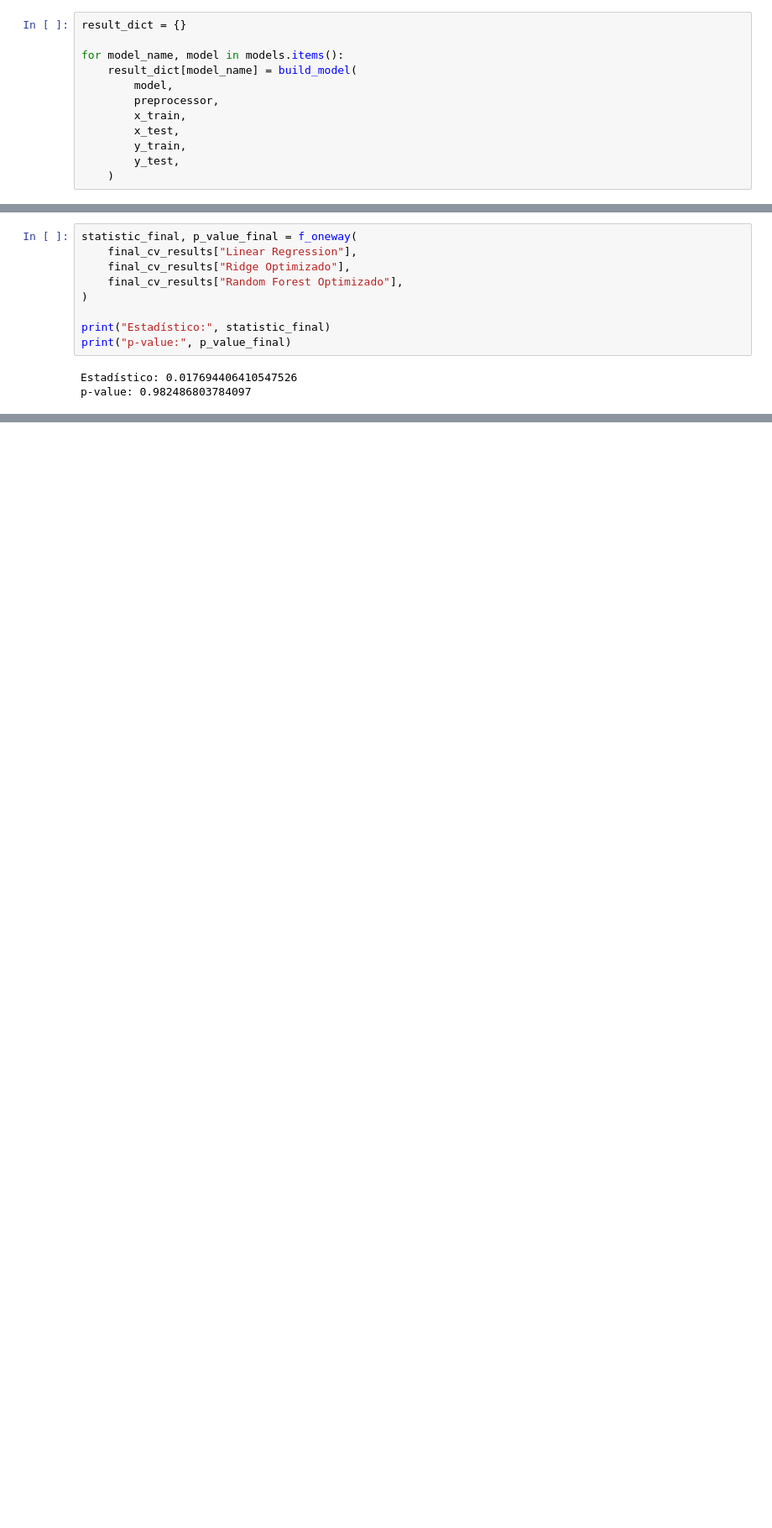
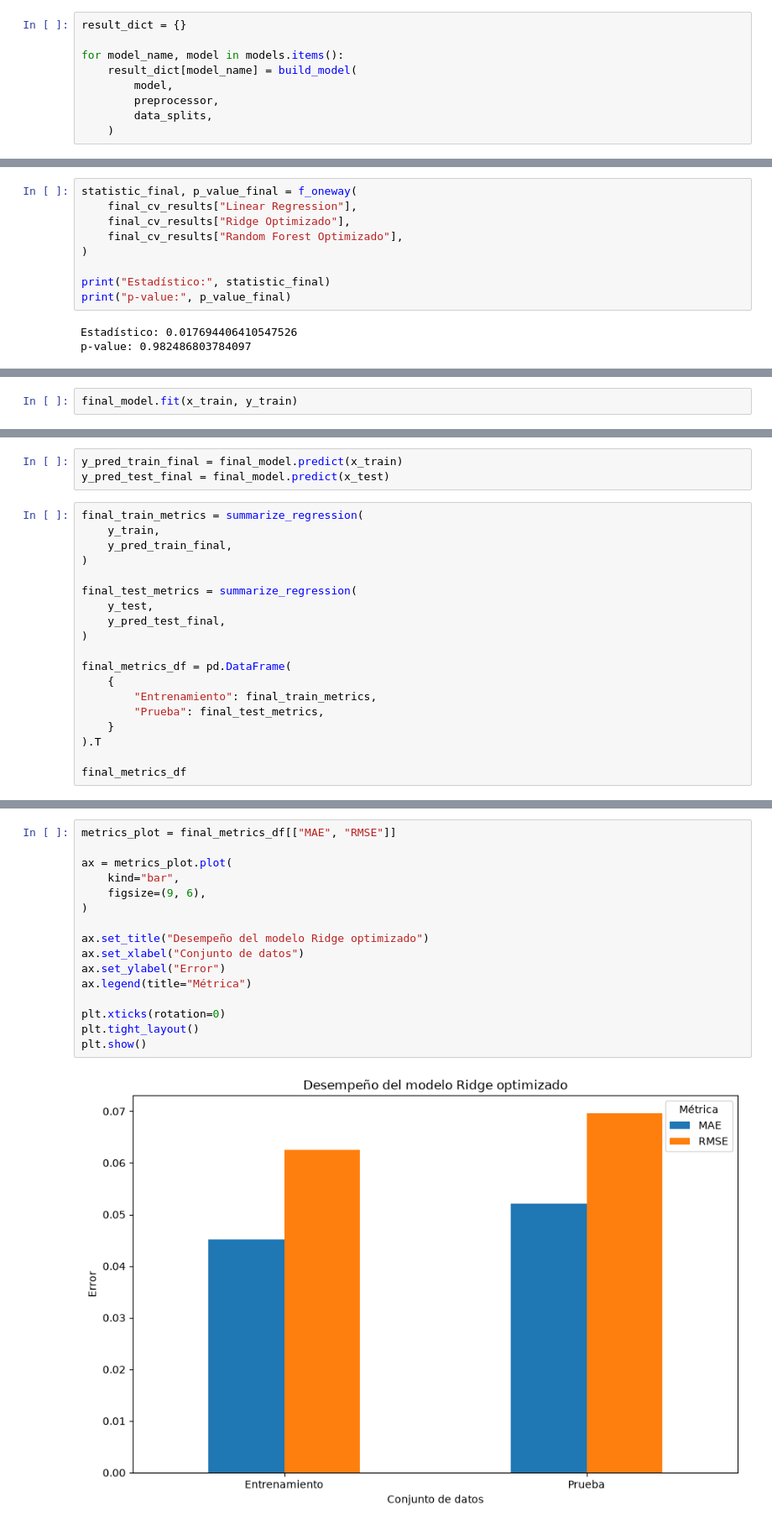
Before and after one commit to mariacamilasepulvedatorres-bit/CDP_ADMISIONES, a Jupyter notebook: notebooks/5-models/06.Seleccion_modelo_MCST_2026_08_21.ipynb, the cells around one changed output, grey strips where cells are left out. Shown at 84% size. Drawn from its saved outputs; the diff is of its cells as text; blank space fills up the shorter version.

Commit message:
docs: :memo: Notebook seleccion y modelo

```diff
--- a/notebooks/5-models/06.Seleccion_modelo_MCST_2026_08_21.ipynb
+++ b/notebooks/5-models/06.Seleccion_modelo_MCST_2026_08_21.ipynb
@@ -303,10 +311,7 @@ for model_name, model in models.items():
     result_dict[model_name] = build_model(
         model,
         preprocessor,
-        x_train,
-        x_test,
-        y_train,
-        y_test,
+        data_splits,
     )
 # %%
 result_dict
@@ -956,0 +973,2 @@ From the results obtained, what ideas or proposals can be generated to continue
+# %%
+final_model.fit(x_train, y_train)
@@ -956,0 +992,22 @@ From the results obtained, what ideas or proposals can be generated to continue
+# %%
+y_pred_train_final = final_model.predict(x_train)
+y_pred_test_final = final_model.predict(x_test)
+# %%
+final_train_metrics = summarize_regression(
+    y_train,
+    y_pred_train_final,
+)
+
+final_test_metrics = summarize_regression(
+    y_test,
+    y_pred_test_final,
+)
+
+final_metrics_df = pd.DataFrame(
+    {
+        "Entrenamiento": final_train_metrics,
+        "Prueba": final_test_metrics,
+    }
+).T
+
+final_metrics_df
@@ -956,0 +1022,18 @@ From the results obtained, what ideas or proposals can be generated to continue
+# %%
+metrics_plot = final_metrics_df[["MAE", "RMSE"]]
+
+ax = metrics_plot.plot(
+    kind="bar",
+    figsize=(9, 6),
+)
+
+ax.set_title("Desempeño del modelo Ridge optimizado")
+ax.set_xlabel("Conjunto de datos")
+ax.set_ylabel("Error")
+ax.legend(title="Métrica")
+
+plt.xticks(rotation=0)
+plt.tight_layout()
+plt.show()
+# %% [output]
+[figure, added]
```
Also changed, not shown: parts of 40 cells of this notebook.
